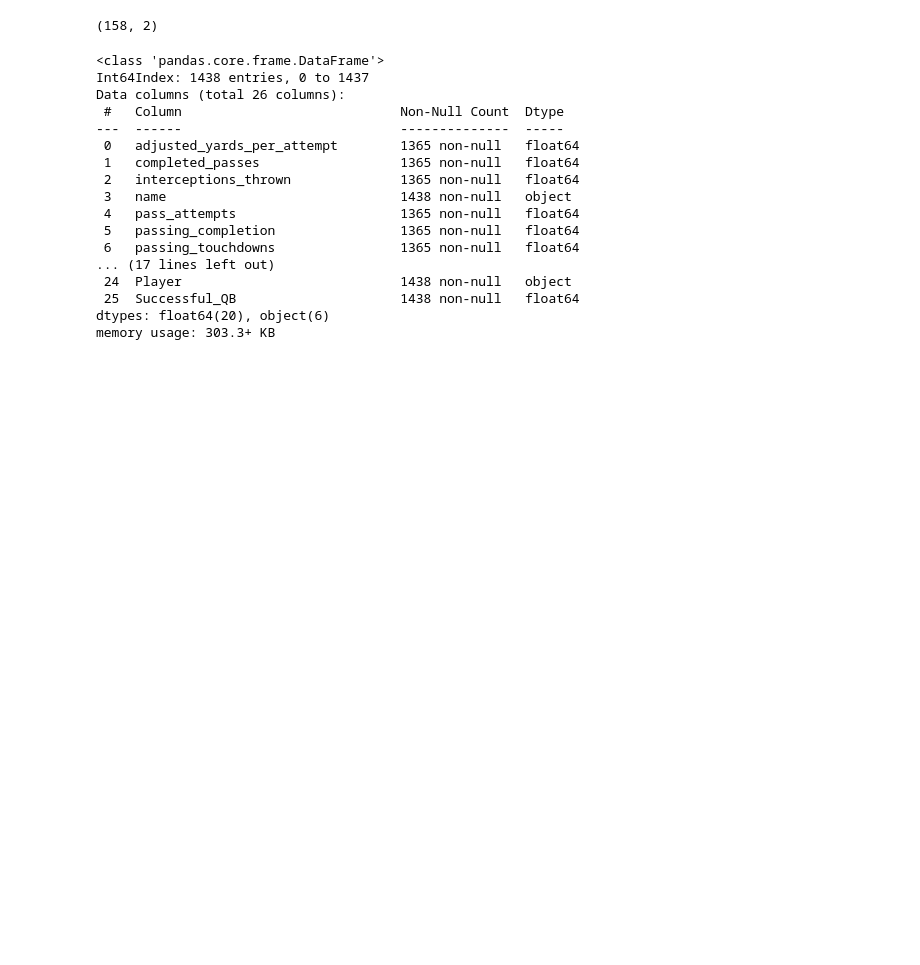
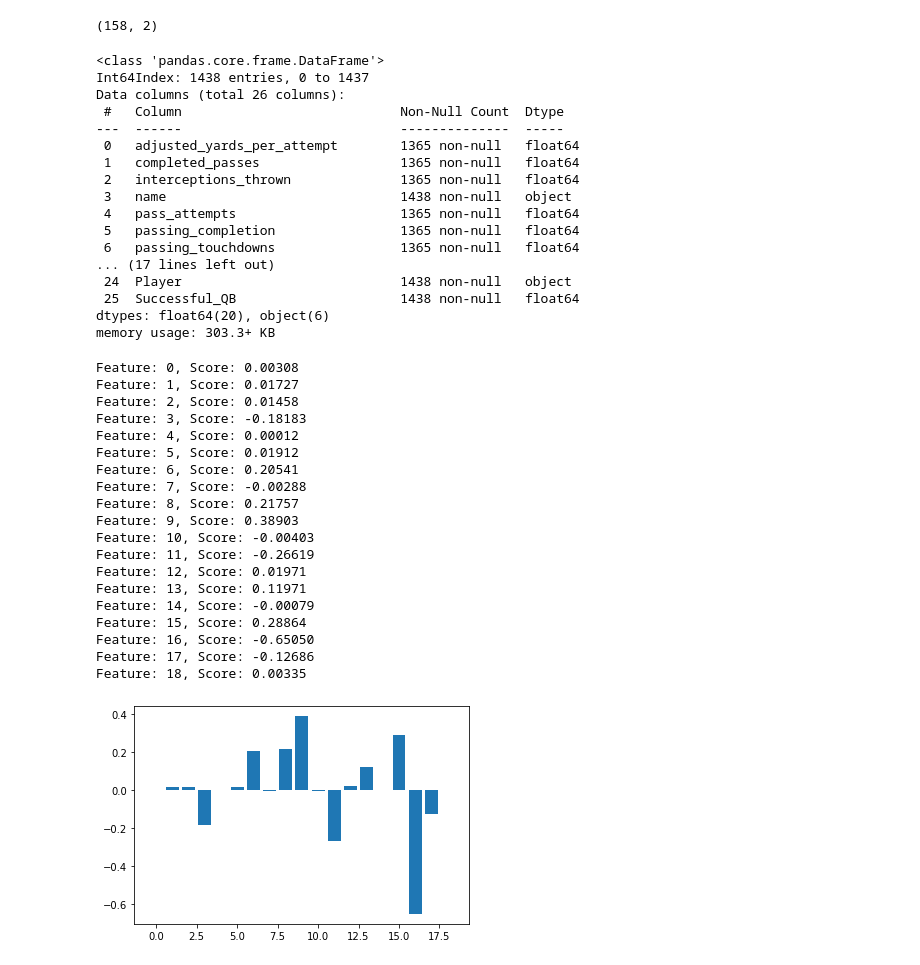
Before and after one commit to ramsey-king/DSC-630-Predictive-Analytics, a Jupyter notebook: Final Project/King_Ramsey_Term_Project_DSC_630_from_csv_files.ipynb, the cells around one changed output. Cells and saved outputs as stored; diff of their text form; code cells hidden in the pictures; blank space fills up the shorter version.

```diff
--- a/Final Project/King_Ramsey_Term_Project_DSC_630_from_csv_files.ipynb
+++ b/Final Project/King_Ramsey_Term_Project_DSC_630_from_csv_files.ipynb
@@ -139,3 +139,59 @@ Data columns (total 26 columns):
  25  Successful_QB                     1438 non-null   float64
 dtypes: float64(20), object(6)
 memory usage: 303.3+ KB
+# %%
+# Ready for feature importance selection.
+# Using Linear Regression
+from sklearn.linear_model import LinearRegression
+import matplotlib.pyplot as plt
+from sklearn.preprocessing import StandardScaler
+
+# need to drop columns that are something other than numbers (name, player_id, position, season, Player)
+# final_df = final_df.drop(columns=['name', 'player_id', 'position', 'season', 'team_abbreviation','Player'])
+# final_df = final_df.reset_index()
+
+final_df = final_df.fillna(0)
+# print(final_df.info())
+
+# Scaling the data
+model = LinearRegression()
+X = final_df.loc[:,final_df.columns != 'Successful_QB']
+y = final_df['Successful_QB']
+
+columns = X.columns
+scaler = StandardScaler()
+X_std = scaler.fit_transform(X)
+X_std = pd.DataFrame(X_std, columns = columns)
+X_std = X_std.drop(columns=['level_0', 'index'])
+# print(X_std.head())
+
+
+model.fit(X_std,y)
+importance = model.coef_
+# summarize feature importance
+for i,v in enumerate(importance):
+	print('Feature: %0d, Score: %.5f' % (i,v))
+# plot feature importance
+plt.bar([x for x in range(len(importance))], importance)
+plt.show()
+# %% [output]
+Feature: 0, Score: 0.00308
+Feature: 1, Score: 0.01727
+Feature: 2, Score: 0.01458
+Feature: 3, Score: -0.18183
+Feature: 4, Score: 0.00012
+Feature: 5, Score: 0.01912
+Feature: 6, Score: 0.20541
+Feature: 7, Score: -0.00288
+Feature: 8, Score: 0.21757
+Feature: 9, Score: 0.38903
+Feature: 10, Score: -0.00403
+Feature: 11, Score: -0.26619
+Feature: 12, Score: 0.01971
+Feature: 13, Score: 0.11971
+Feature: 14, Score: -0.00079
+Feature: 15, Score: 0.28864
+Feature: 16, Score: -0.65050
+Feature: 17, Score: -0.12686
+Feature: 18, Score: 0.00335
+[figure, added]
```
Also changed, not shown: parts of 4 cells of this notebook, 1 other file.
